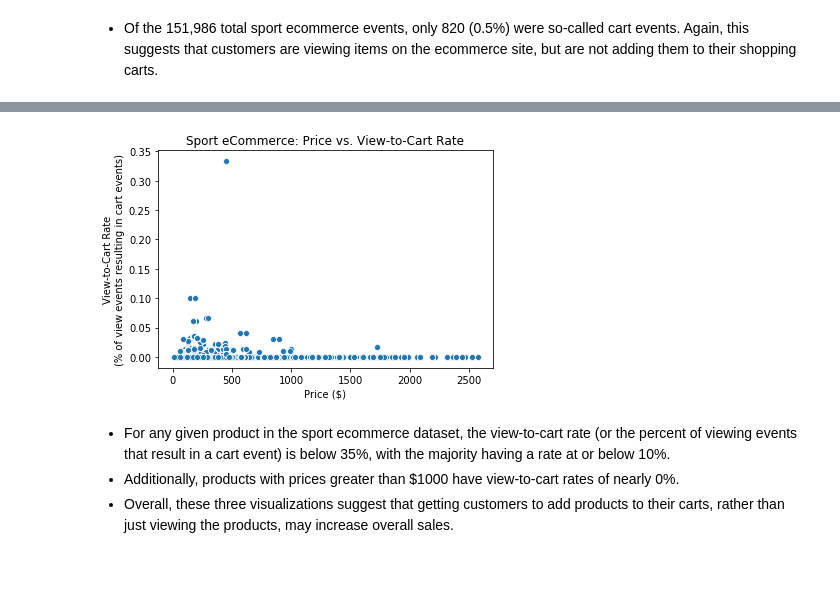
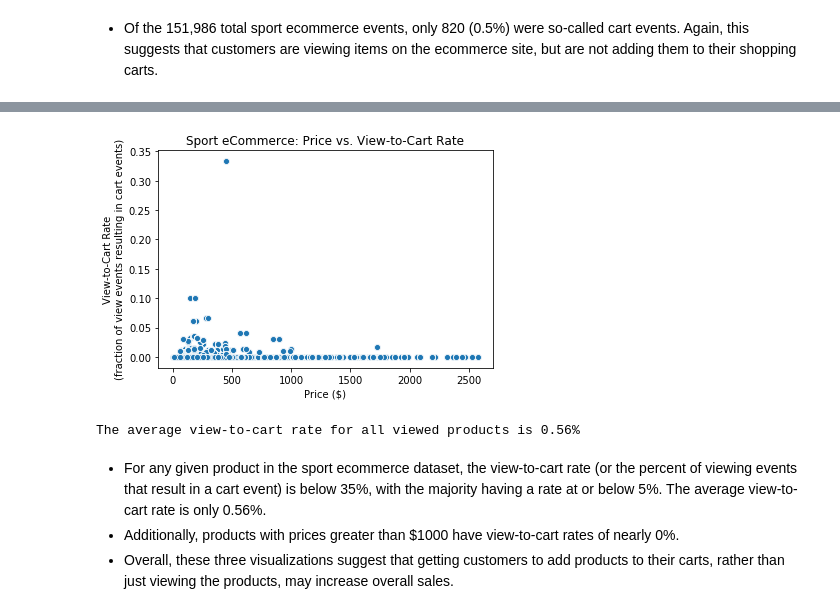
Before and after one commit to happyheppler/Thinkful-Modules-13-14, a Jupyter notebook: module14_capstone.ipynb, the cells around one changed output, grey strips where cells are left out. Cells and saved outputs as stored; diff of their text form; code cells hidden in the pictures; blank space fills up the shorter version.

```diff
--- a/module14_capstone.ipynb
+++ b/module14_capstone.ipynb
@@ -132,17 +129,22 @@ ecom_sport.head()
 # %%
 # Plot cart rate vs price
 sns.scatterplot(x='price',
                 y='cart_rate',
                 data=ecom_sport)
 
 plt.xlabel('Price ($)')
-plt.ylabel('View-to-Cart Rate\n(% of view events resulting in cart events)')
+plt.ylabel('View-to-Cart Rate\n(fraction of view events resulting in cart events)')
 plt.title('Sport eCommerce: Price vs. View-to-Cart Rate')
 plt.show()
 # %% [output]
-[figure, old version]
+[figure, new version]
+# %%
+ave = round(ecom_sport['cart_rate'].mean() * 100, 2)
+print('The average view-to-cart rate for all viewed products is {}%'.format(ave))
+# %% [output]
+The average view-to-cart rate for all viewed products is 0.56%
 # %% [markdown]
-* For any given product in the sport ecommerce dataset, the view-to-cart rate (or the percent of viewing events that result in a cart event) is below 35%, with the majority having a rate at or below 10%.
+* For any given product in the sport ecommerce dataset, the view-to-cart rate (or the percent of viewing events that result in a cart event) is below 35%, with the majority having a rate at or below 5%. The average view-to-cart rate is only 0.56%.
 * Additionally, products with prices greater than $1000 have view-to-cart rates of nearly 0%.
 * Overall, these three visualizations suggest that getting customers to add products to their carts, rather than just viewing the products, may increase overall sales.
 # %% [markdown]
```
Also changed, not shown: parts of 3 cells of this notebook.
